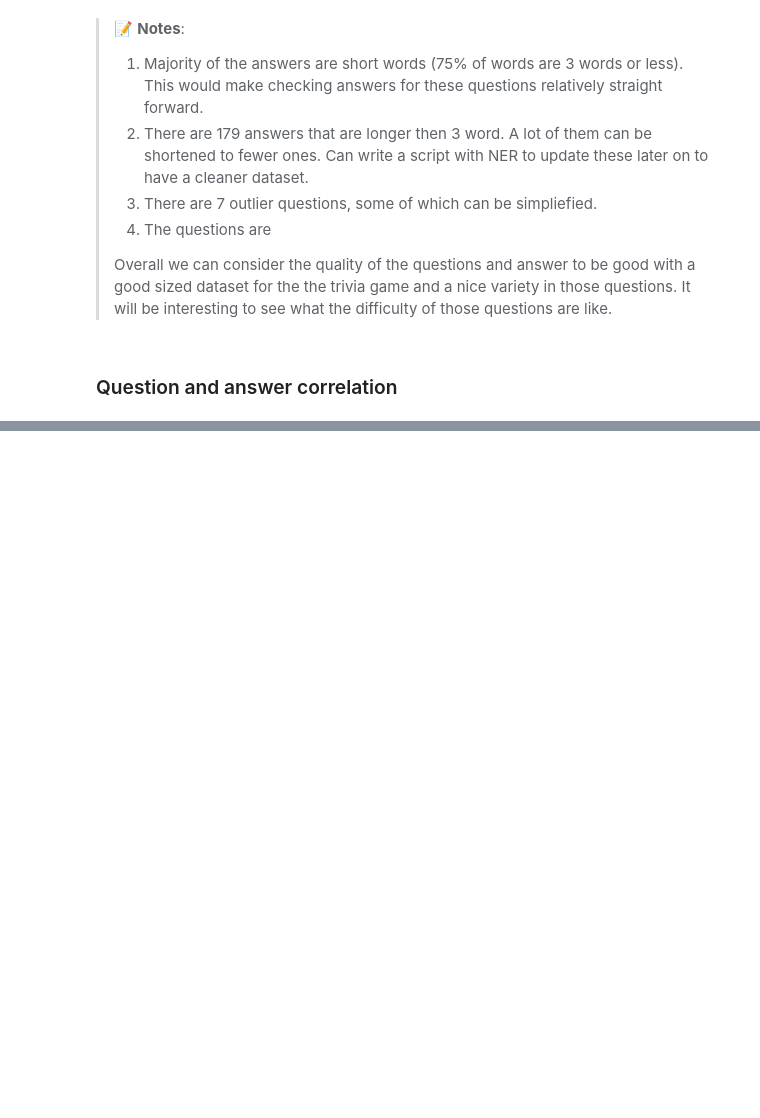
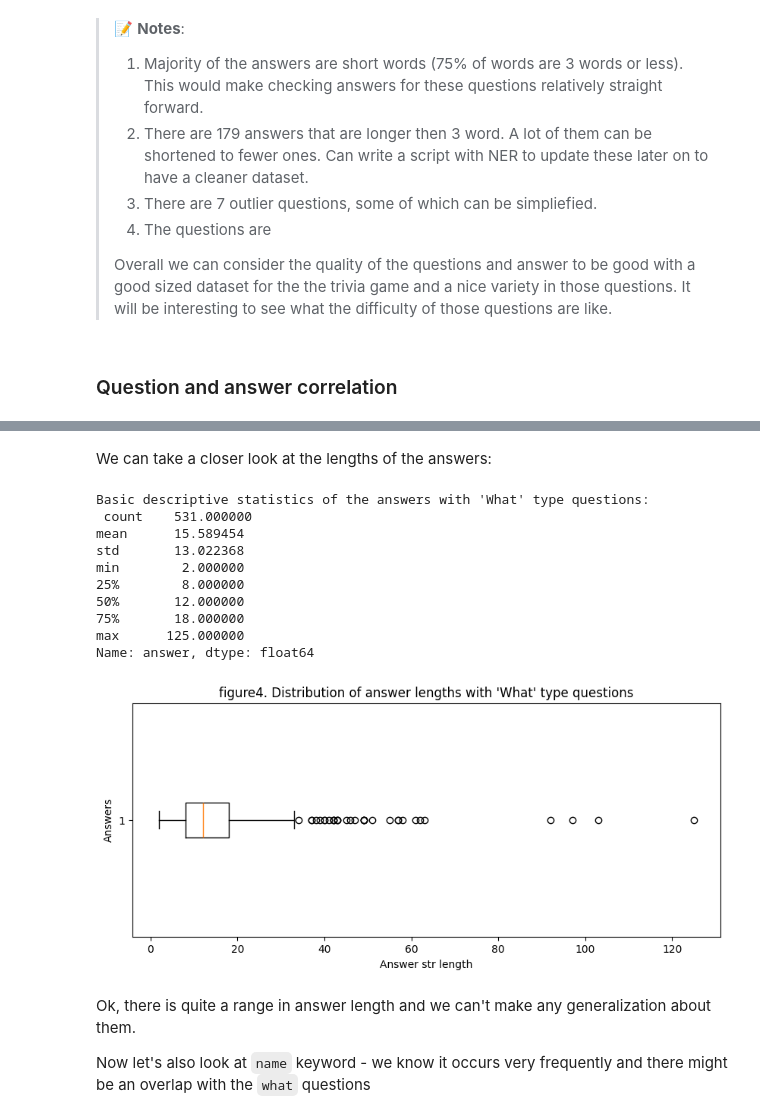
Before and after one commit to RSipra/semantic_verification_engine, a Jupyter notebook: src/data_scripts/02-clean_plus_EDA_of_dataset.ipynb, the cells around one changed output, grey strips where cells are left out. Saved outputs shown, nothing was run; the diff lists cells and outputs as text; code cells hidden in the pictures; blank space fills up the shorter version.

```diff
--- a/src/data_scripts/02-clean_plus_EDA_of_dataset.ipynb
+++ b/src/data_scripts/02-clean_plus_EDA_of_dataset.ipynb
@@ -643,0 +692,10 @@ df_filtered.sample(10)
+# %%
+# let's start with `what`
+what_questions = trivia_keywords_df.loc[trivia_keywords_df['question keywords'].apply(lambda x: 'what' in x)]
+min_ans_len = what_questions['answer'].str.len().min()
+max_ans_len = what_questions['answer'].str.len().max()
+# display results
+print(f"There are {what_questions.shape[0]} 'what'-type questions in the data set.")
+print(f"These questions have answers that range in lengths between {min_ans_len} and {max_ans_len}.\n")
+print("A random sample of the `what`- type questions: ")
+what_questions.sample(20)
@@ -643,0 +724,31 @@ df_filtered.sample(10)
+# %% [markdown]
+We can take a closer look at the lengths of the answers:
+# %%
+# We can use `describe()` to get a statistical summary of the answer length
+fq_ans_len = what_questions['answer'].str.len()
+print("Basic descriptive statistics of the answers with 'What' type questions: \n", fq_ans_len.describe())
+
+# Let's also look at a box plot:
+figure_count +=1
+plt.figure(figsize=(10,4))
+plt.boxplot(fq_ans_len, meanline=True, vert=False)
+plt.title(f"figure{figure_count}. Distribution of answer lengths with 'What' type questions")
+plt.xlabel('Answer str length')
+plt.ylabel('Answers')
+plt.show()
+# %% [output]
+Basic descriptive statistics of the answers with 'What' type questions:
+ count    531.000000
+mean      15.589454
+std       13.022368
+min        2.000000
+25%        8.000000
+50%       12.000000
+75%       18.000000
+max      125.000000
+Name: answer, dtype: float64
+[figure, added]
+# %% [markdown]
+Ok, there is quite a range in answer length and we can't make any generalization about them.
+
+Now let's also look at `name` keyword - we know it occurs very frequently and there might be an overlap with the `what` questions
```
Also changed, not shown: parts of 86 cells of this notebook.
